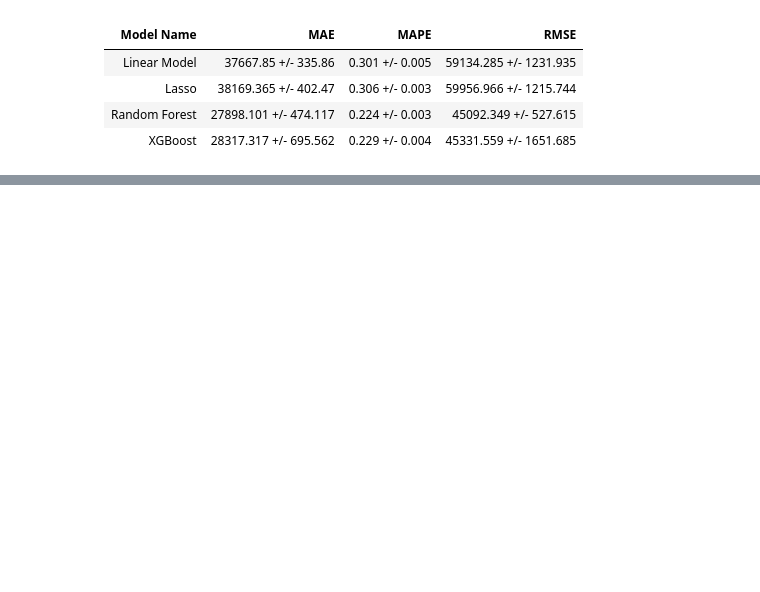
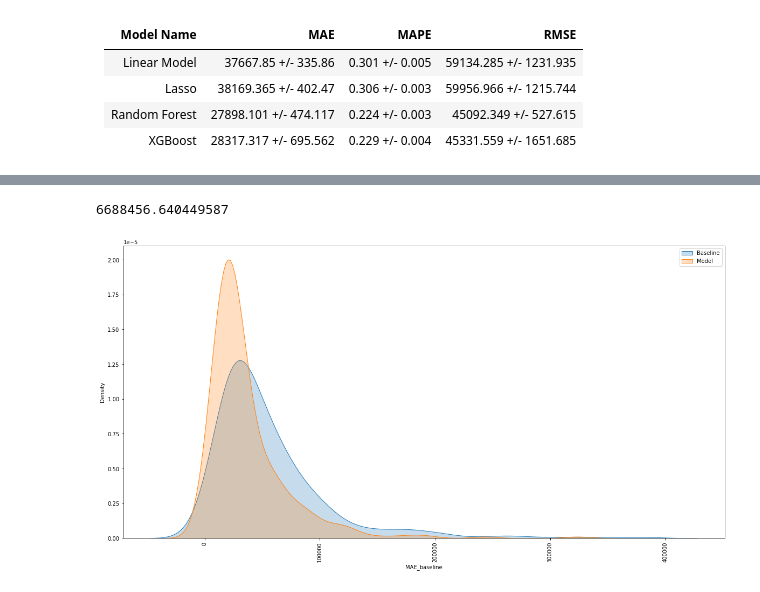
Before and after one commit to ArthurMesquita96/Mobility-Cars, a Jupyter notebook: Mobility_Cars.ipynb, the cells around one changed output, grey strips where cells are left out. Saved outputs shown, nothing was run; the diff lists cells and outputs as text; code cells hidden in the pictures; blank space fills up the shorter version.

```diff
--- a/Mobility_Cars.ipynb
+++ b/Mobility_Cars.ipynb
@@ -1531,0 +1650,9 @@ cv_results
+# %%
+# calculando preço médio dos veículos
+precos_medios = data_train[['veiculo','preco']].groupby('veiculo')['preco'].mean()
+
+# incluindo no dataframe
+data_prod['precos_medios'] = data_prod['veiculo'].map(precos_medios)
+
+# preenchendo valores nulos
+data_prod['precos_medios'] = data_prod['precos_medios'].fillna(data_train['preco'].mean())
@@ -1531,0 +1661,13 @@ cv_results
+# %%
+# transformando dataset de treino para refazer encodes e scalers
+X_train_transformed, y_train_transformed = train_preparation(X_train, y_train)
+
+# transformando dataset de produção para aplicação do modelo
+X_prod_transformed, y_test_transformed = test_preparation(X_prod, y_prod)
+
+# fazendo predição
+y_pred = xgb_model.predict(X_prod_transformed[features_selected])
+y_pred = np.expm1(y_pred)
+
+# inserindo o dataframe
+data_prod['preco_modelo'] = y_pred
@@ -1531,0 +1686,12 @@ cv_results
+# %%
+preco_por_modelo = data_prod[['marca', 'modelo', 'preco','precos_medios','preco_modelo']].groupby(['marca','modelo']).apply(lambda x: mt.mean_absolute_error(x['preco'], x['precos_medios'])).reset_index().rename(columns={0:'MAE_baseline'})
+
+preco_por_modelo['veiculo'] = preco_por_modelo['marca'] + '_' + preco_por_modelo['modelo']
+
+aux1 = data_prod[['marca', 'modelo', 'preco','precos_medios','preco_modelo']].groupby(['marca','modelo']).apply(lambda x: mt.mean_absolute_error(x['preco'], x['preco_modelo'])).reset_index().rename(columns={0:'MAE_modelo'})
+
+aux1['veiculo'] = aux1['marca'] + '_' + aux1['modelo']
+
+preco_por_modelo = pd.merge(preco_por_modelo, aux1[['veiculo','MAE_modelo']], on = 'veiculo', how='left')
+# %%
+preco_por_modelo['diff_MAE'] = preco_por_modelo['MAE_baseline'] - preco_por_modelo['MAE_modelo']
@@ -1531,0 +1714,12 @@ cv_results
+# %%
+preco_por_modelo['diff_MAE'].sum()
+# %% [output]
+6688456.640449587
+# %%
+plt.figure(figsize=(20,10))
+sns.kdeplot(x='MAE_baseline', data=preco_por_modelo,shade=True)
+sns.kdeplot(x='MAE_modelo', data=preco_por_modelo,shade=True)
+plt.legend(['Baseline','Model'])
+plt.xticks(rotation=90);
+# %% [output]
+[figure, added]
```
Also changed, not shown: parts of 39 cells of this notebook, 23 other files.
